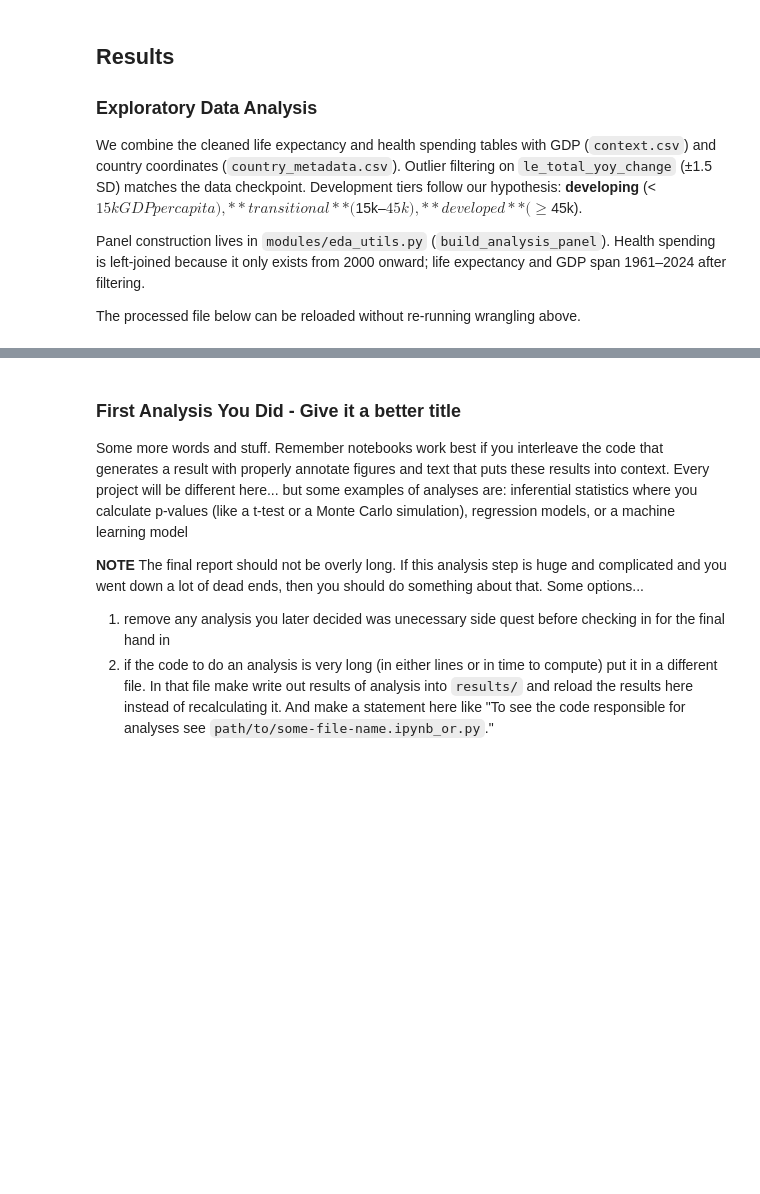
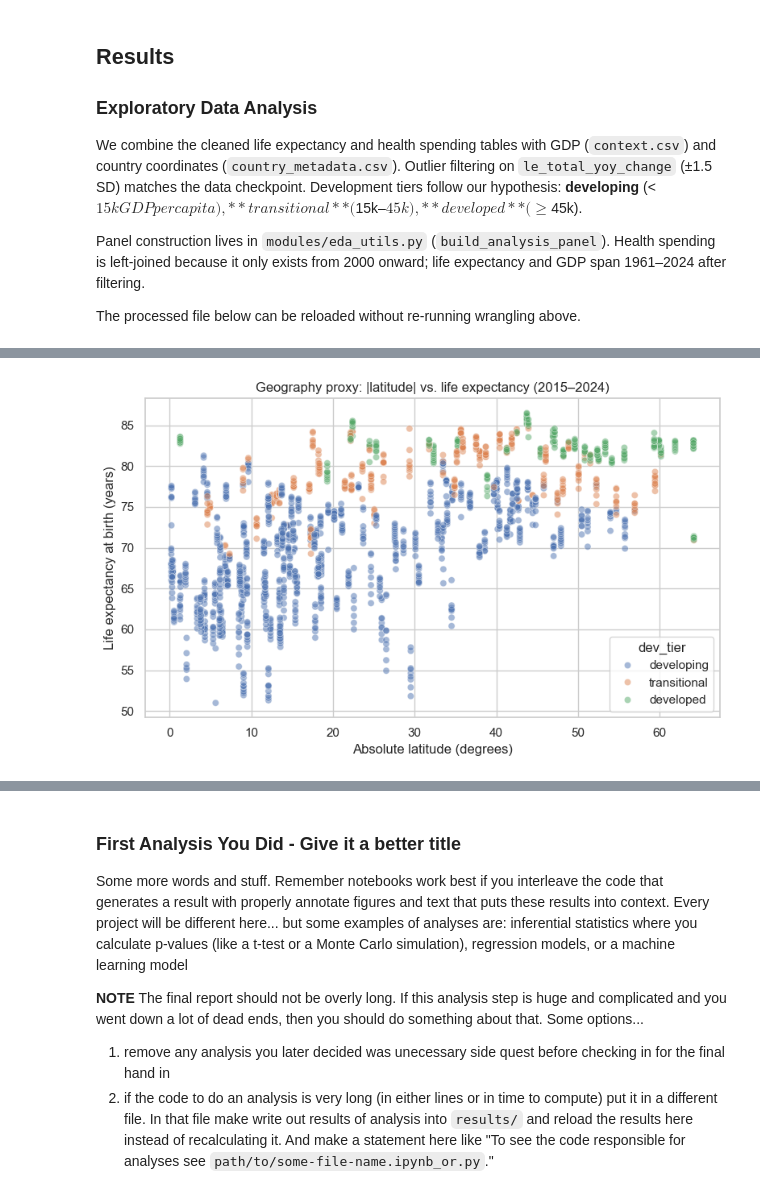
Before and after one commit to COGS108/Group-SP26-077, a Jupyter notebook: 03-FinalProject.ipynb, the cells around one changed output, grey strips where cells are left out. Saved outputs shown, nothing was run; the diff lists cells and outputs as text; code cells hidden in the pictures; blank space fills up the shorter version.

```diff
--- a/03-FinalProject.ipynb
+++ b/03-FinalProject.ipynb
@@ -104,0 +223,23 @@ The processed file below can be reloaded without re-running wrangling above.
+# %%
+geo = panel.dropna(subset=["abs_latitude", "life_expectancy_total", "dev_tier"])
+
+fig, ax = plt.subplots(figsize=(8, 5))
+sns.scatterplot(
+    data=geo[geo["year"] >= 2015],
+    x="abs_latitude",
+    y="life_expectancy_total",
+    hue="dev_tier",
+    hue_order=tier_order(),
+    alpha=0.5,
+    s=35,
+    ax=ax,
+)
+ax.set(
+    title="Geography proxy: |latitude| vs. life expectancy (2015–2024)",
+    xlabel="Absolute latitude (degrees)",
+    ylabel="Life expectancy at birth (years)",
+)
+plt.tight_layout()
+plt.show()
+# %% [output]
+[figure, added]
```
Also changed, not shown: parts of 11 cells of this notebook.
